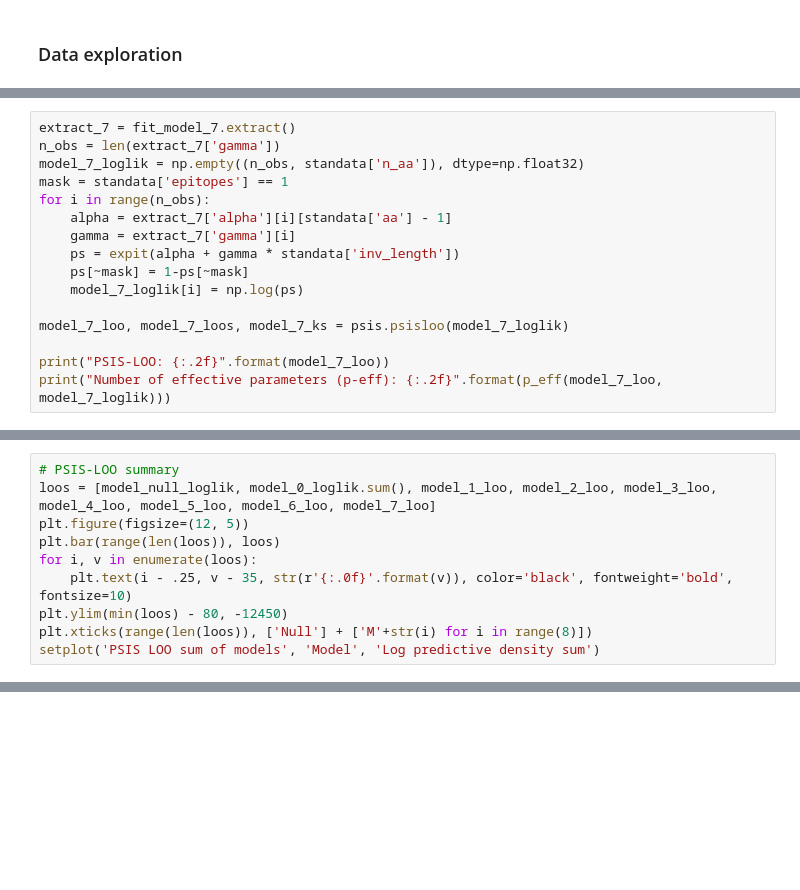
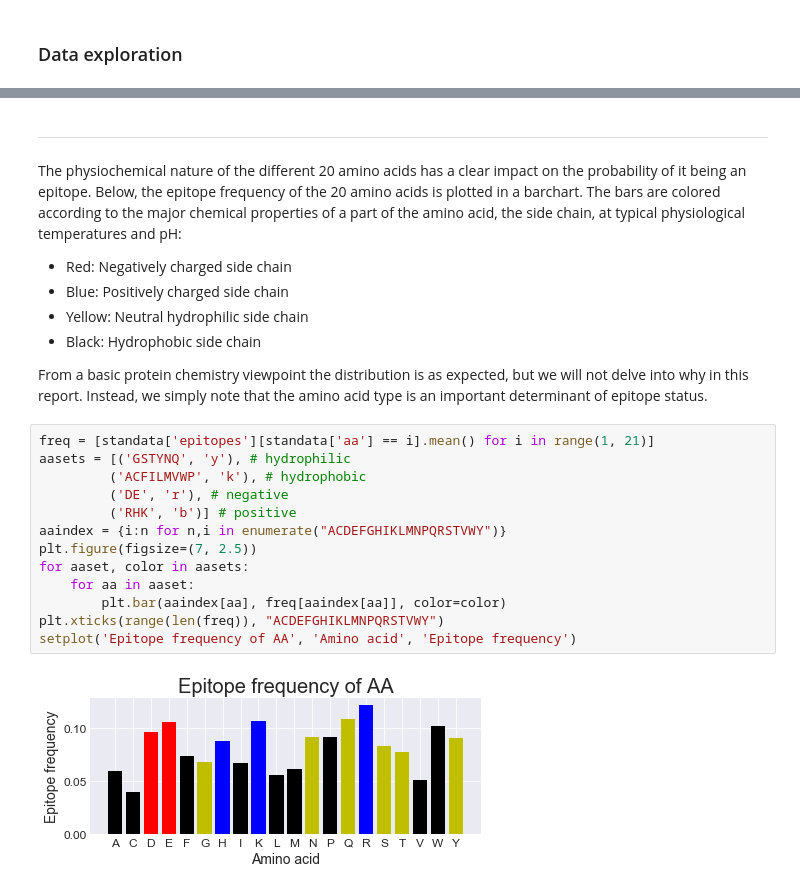
Before and after one commit to BirkirRey/BayesianBepipred, a Jupyter notebook: jakob_dennis/report_nissen_pohl.ipynb, the cells around one changed output, grey strips where cells are left out. Drawn from its saved outputs; the diff is of its cells as text; blank space fills up the shorter version.

```diff
--- a/jakob_dennis/report_nissen_pohl.ipynb
+++ b/jakob_dennis/report_nissen_pohl.ipynb
@@ -828,16 +182,0 @@ convergence, Rhat=1).
-# %%
-extract_7 = fit_model_7.extract()
-n_obs = len(extract_7['gamma'])
-model_7_loglik = np.empty((n_obs, standata['n_aa']), dtype=np.float32)
-mask = standata['epitopes'] == 1
-for i in range(n_obs):
-    alpha = extract_7['alpha'][i][standata['aa'] - 1]
-    gamma = extract_7['gamma'][i]
-    ps = expit(alpha + gamma * standata['inv_length'])
-    ps[~mask] = 1-ps[~mask]
-    model_7_loglik[i] = np.log(ps)
-
-model_7_loo, model_7_loos, model_7_ks = psis.psisloo(model_7_loglik)
-
-print("PSIS-LOO: {:.2f}".format(model_7_loo))
-print("Number of effective parameters (p-eff): {:.2f}".format(p_eff(model_7_loo, model_7_loglik)))
@@ -852,10 +182,0 @@ Pareto smoothed importance sampling leave-one-out (PSIS-LOO) cross-validation wa
-# %%
-# PSIS-LOO summary
-loos = [model_null_loglik, model_0_loglik.sum(), model_1_loo, model_2_loo, model_3_loo, model_4_loo, model_5_loo, model_6_loo, model_7_loo]
-plt.figure(figsize=(12, 5))
-plt.bar(range(len(loos)), loos)
-for i, v in enumerate(loos):
-    plt.text(i - .25, v - 35, str(r'{:.0f}'.format(v)), color='black', fontweight='bold', fontsize=10)
-plt.ylim(min(loos) - 80, -12450)
-plt.xticks(range(len(loos)), ['Null'] + ['M'+str(i) for i in range(8)])
-setplot('PSIS LOO sum of models', 'Model', 'Log predictive density sum')
@@ -891,0 +214,25 @@ blabla
+# %% [markdown]
+---
+The physiochemical nature of the different 20 amino acids has a clear impact on the probability of it being an epitope. Below, the epitope frequency of the 20 amino acids is plotted in a barchart. The bars are colored according to the major chemical properties of a part of the amino acid, the side chain, at typical physiological temperatures and pH:
+
+* Red: Negatively charged side chain
+* Blue: Positively charged side chain
+* Yellow: Neutral hydrophilic side chain
+* Black: Hydrophobic side chain
+
+From a basic protein chemistry viewpoint the distribution is as expected, but we will not delve into why in this report. Instead, we simply note that the amino acid type is an important determinant of epitope status.
+# %%
+freq = [standata['epitopes'][standata['aa'] == i].mean() for i in range(1, 21)]
+aasets = [('GSTYNQ', 'y'), # hydrophilic
+         ('ACFILMVWP', 'k'), # hydrophobic
+         ('DE', 'r'), # negative
+         ('RHK', 'b')] # positive
+aaindex = {i:n for n,i in enumerate("ACDEFGHIKLMNPQRSTVWY")}
+plt.figure(figsize=(7, 2.5))
+for aaset, color in aasets:
+    for aa in aaset:
+        plt.bar(aaindex[aa], freq[aaindex[aa]], color=color)
+plt.xticks(range(len(freq)), "ACDEFGHIKLMNPQRSTVWY")
+setplot('Epitope frequency of AA', 'Amino acid', 'Epitope frequency')
+# %% [output]
+[figure, added]
```
Also changed, not shown: parts of 124 cells of this notebook, 18 other files.
